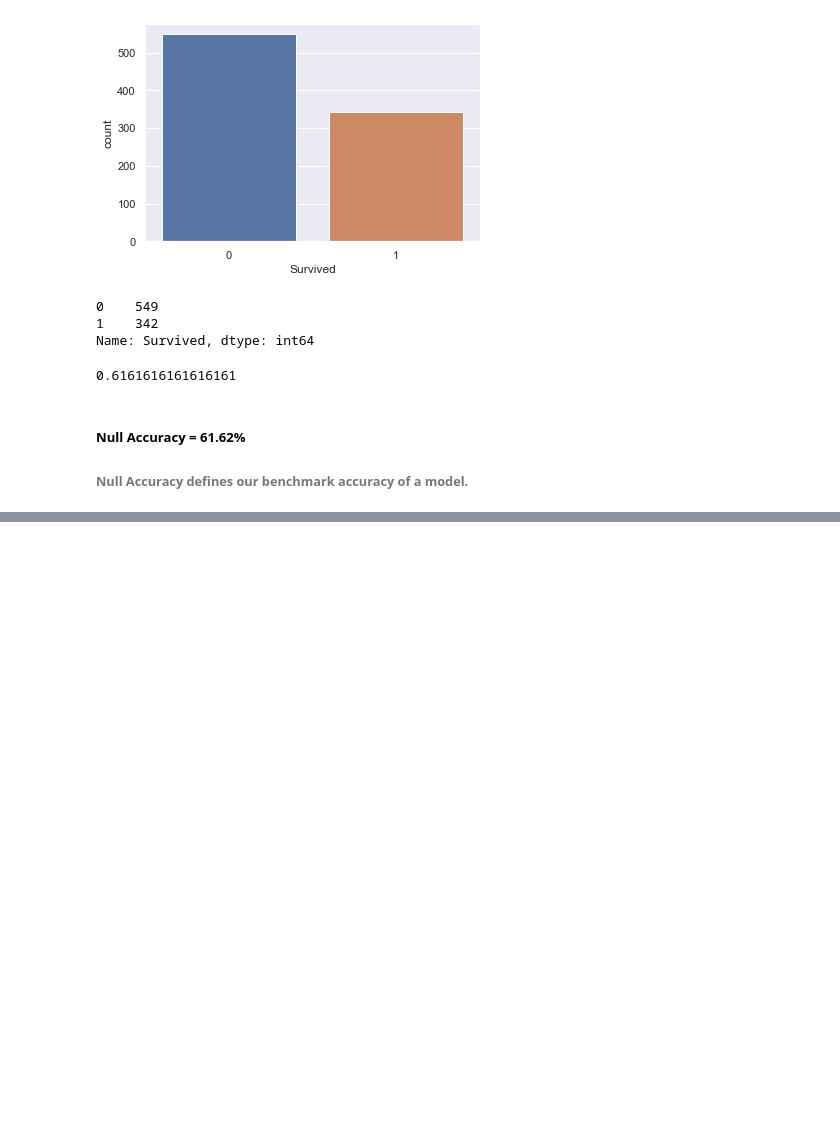
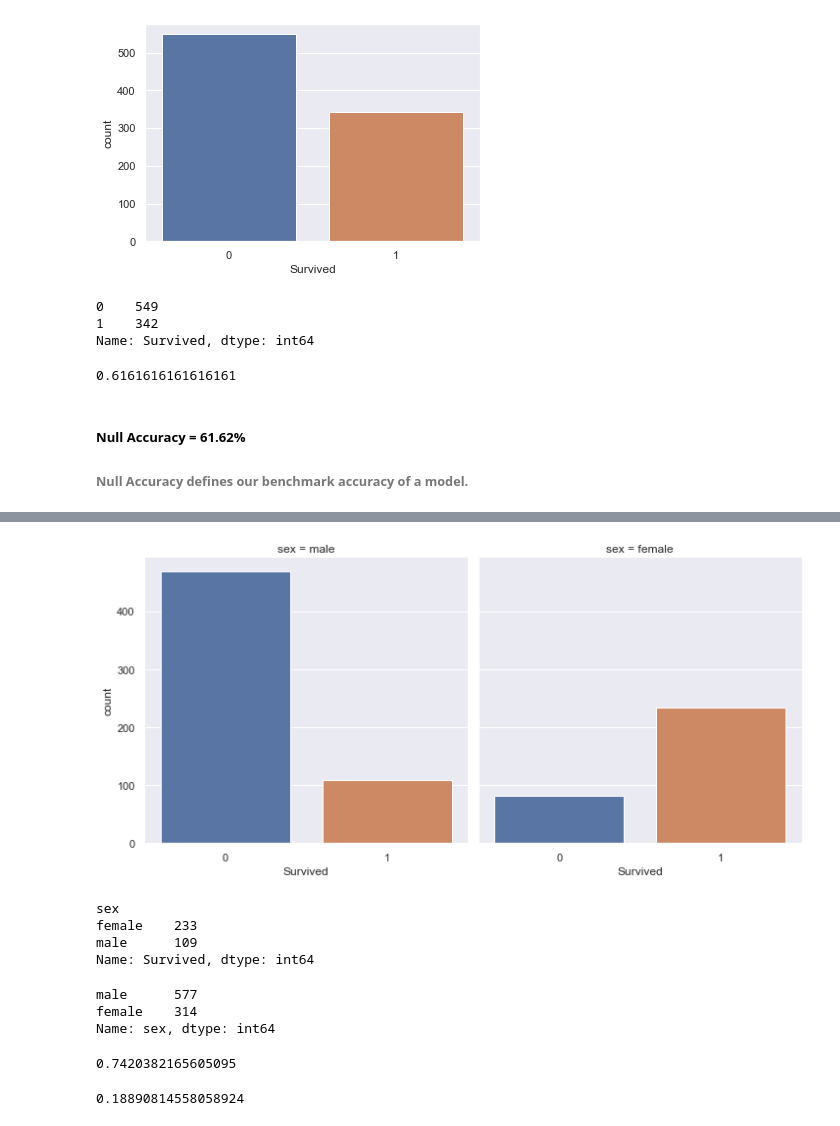
Before and after one commit to pksvv/25JClassification, a Jupyter notebook: Kaggle-Titanic.ipynb, the cells around one changed output, grey strips where cells are left out. Cells and saved outputs as stored; diff of their text form; code cells hidden in the pictures; blank space fills up the shorter version.

```diff
--- a/Kaggle-Titanic.ipynb
+++ b/Kaggle-Titanic.ipynb
@@ -134,0 +140,25 @@ test[['PassengerId','Survived']].to_csv('dataset/titan/1-no-survivors.csv',index
+# %%
+sns.factorplot(x='Survived',col='sex',kind='count',data=train);
+# %% [output]
+[figure, added]
+# %%
+train.groupby('sex')['Survived'].sum()
+# %% [output]
+sex
+female    233
+male      109
+Name: Survived, dtype: int64
+# %%
+train['sex'].value_counts()
+# %% [output]
+male      577
+female    314
+Name: sex, dtype: int64
+# %%
+233/314
+# %% [output]
+0.7420382165605095
+# %%
+109/577
+# %% [output]
+0.18890814558058924
```
Also changed, not shown: parts of 7 cells of this notebook, 1 other file.
